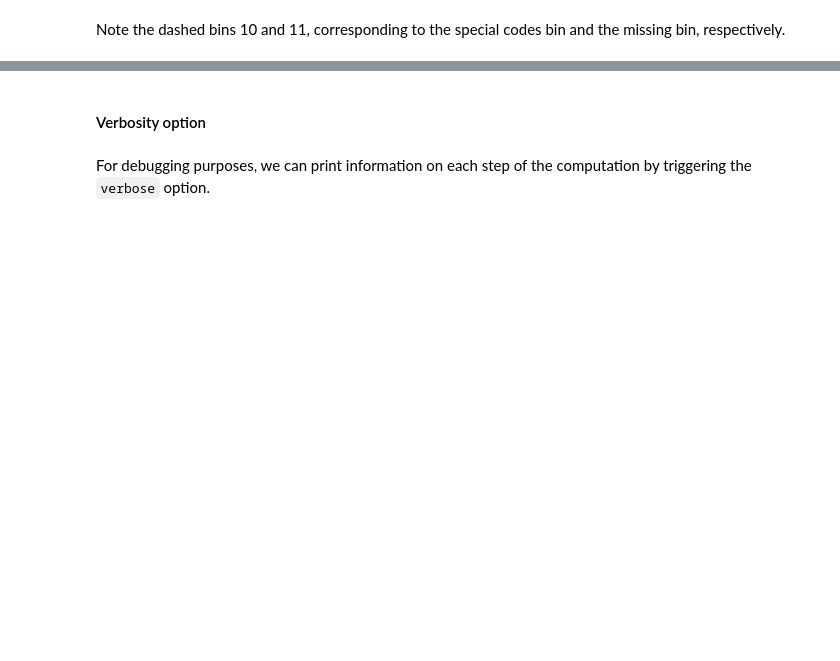
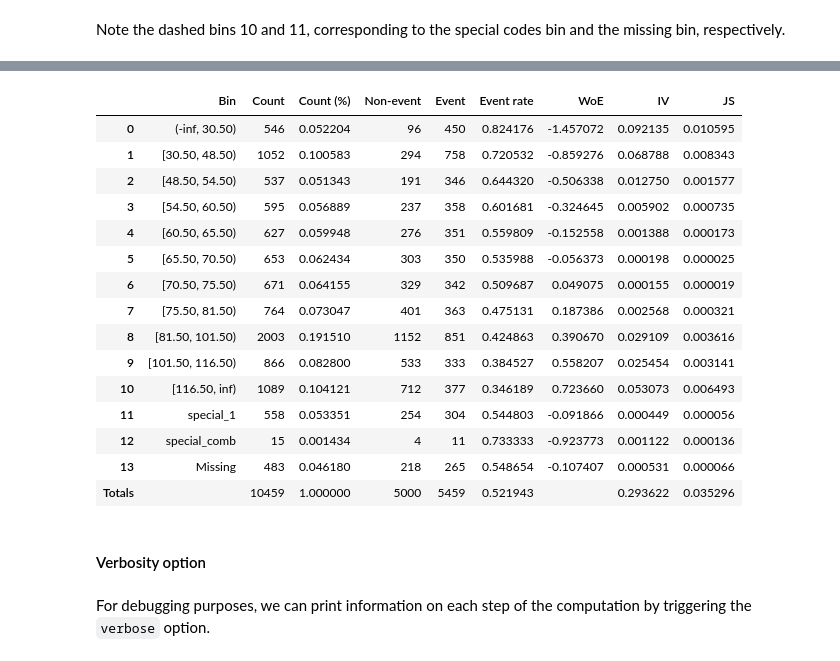
Before and after one commit to guillermo-navas-palencia/optbinning, a Jupyter notebook: doc/source/tutorials/tutorial_binary.ipynb, the cells around one changed output, grey strips where cells are left out. Saved outputs shown, nothing was run; the diff lists cells and outputs as text; code cells hidden in the pictures; blank space fills up the shorter version.

```diff
--- a/doc/source/tutorials/tutorial_binary.ipynb
+++ b/doc/source/tutorials/tutorial_binary.ipynb
@@ -707,3 +666,22 @@ binning_table.plot(metric="event_rate")
+# %%
+optb.binning_table.build()
+# %% [output]
+|  | Bin | Count | Count (%) | Non-event | Event | Event rate | WoE | IV | JS |
+| 0 | (-inf, 30.50) | 546 | 0.052204 | 96 | 450 | 0.824176 | -1.457072 | 0.092135 | 0.010595 |
+| 1 | [30.50, 48.50) | 1052 | 0.100583 | 294 | 758 | 0.720532 | -0.859276 | 0.068788 | 0.008343 |
+| 2 | [48.50, 54.50) | 537 | 0.051343 | 191 | 346 | 0.644320 | -0.506338 | 0.012750 | 0.001577 |
+| 3 | [54.50, 60.50) | 595 | 0.056889 | 237 | 358 | 0.601681 | -0.324645 | 0.005902 | 0.000735 |
+| 4 | [60.50, 65.50) | 627 | 0.059948 | 276 | 351 | 0.559809 | -0.152558 | 0.001388 | 0.000173 |
+| 5 | [65.50, 70.50) | 653 | 0.062434 | 303 | 350 | 0.535988 | -0.056373 | 0.000198 | 0.000025 |
+| 6 | [70.50, 75.50) | 671 | 0.064155 | 329 | 342 | 0.509687 | 0.049075 | 0.000155 | 0.000019 |
+| 7 | [75.50, 81.50) | 764 | 0.073047 | 401 | 363 | 0.475131 | 0.187386 | 0.002568 | 0.000321 |
+| 8 | [81.50, 101.50) | 2003 | 0.191510 | 1152 | 851 | 0.424863 | 0.390670 | 0.029109 | 0.003616 |
+| 9 | [101.50, 116.50) | 866 | 0.082800 | 533 | 333 | 0.384527 | 0.558207 | 0.025454 | 0.003141 |
+| 10 | [116.50, inf) | 1089 | 0.104121 | 712 | 377 | 0.346189 | 0.723660 | 0.053073 | 0.006493 |
+| 11 | special_1 | 558 | 0.053351 | 254 | 304 | 0.544803 | -0.091866 | 0.000449 | 0.000056 |
+| 12 | special_comb | 15 | 0.001434 | 4 | 11 | 0.733333 | -0.923773 | 0.001122 | 0.000136 |
+| 13 | Missing | 483 | 0.046180 | 218 | 265 | 0.548654 | -0.107407 | 0.000531 | 0.000066 |
+| Totals |  | 10459 | 1.000000 | 5000 | 5459 | 0.521943 |  | 0.293622 | 0.035296 |
 # %% [markdown]
 #### Verbosity option
 # %% [markdown]
```
Also changed, not shown: parts of 35 cells of this notebook.
